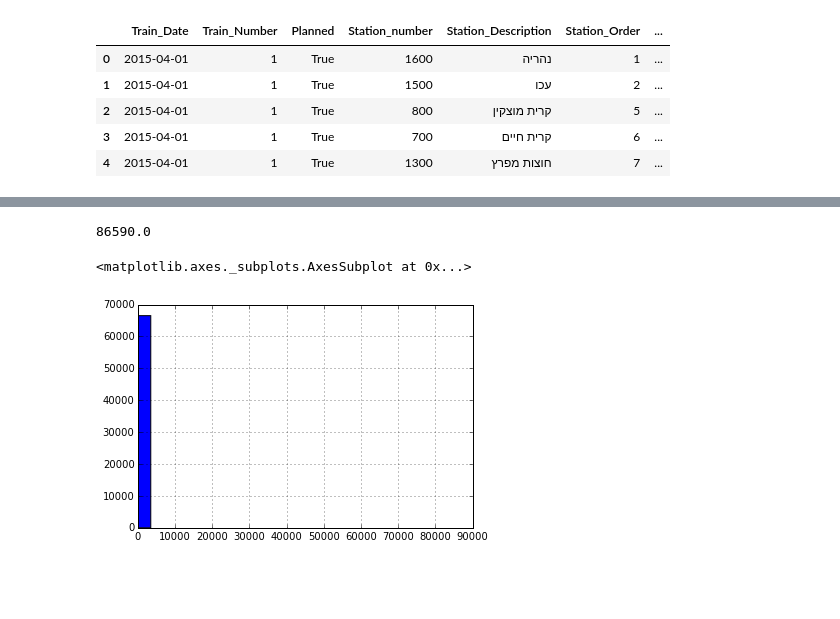
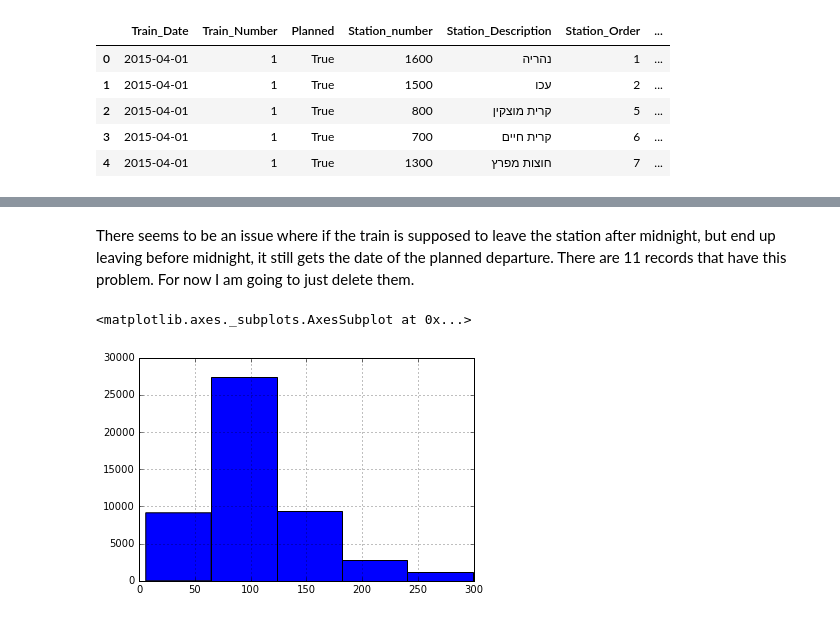
Before and after one commit to daphshez/otrain, a Jupyter notebook: Open Train.ipynb, the cells around one changed output, grey strips where cells are left out. Drawn from its saved outputs; the diff is of its cells as text; code cells hidden in the pictures; blank space fills up the shorter version.

```diff
--- a/Open Train.ipynb
+++ b/Open Train.ipynb
@@ -100,0 +104,7 @@ dtype: int64
+# %%
+# for מוצא מסחרי and יעד מסחרי, set departure and arrival times to NaT (respectively)
+# This is important because there's a small number of rows with significinat delay in leaving the
+# commercial end point and\or in arriving to the commercial start point, which shouldn'tbe counted
+df.ix[df["Station_type"] == "יעד מסחרי", "Actual_Departure"] = pd.NaT
+df.ix[df["Station_type"] == "מוצא מסחרי", "Actual_Arrival"] = pd.NaT
+df[df["Station_type"] == "מוצא מסחרי"].head()
@@ -101,8 +118,15 @@ dtype: int64
 # %%
+# Calculate time and station and delays
 df["Time_At_Station"] = (df["Actual_Departure"] - df["Actual_Arrival"]) / np.timedelta64(1, 's')
-df["Planned_At_Station"] = (df["Planned_Depratur"] - df["Planned_Arrival"]) / np.timedelta64(1, 's')
+df["Planned_At_Station"] = (df["Planned_Deprature"] - df["Planned_Arrival"]) / np.timedelta64(1, 's')
 df["Arrival_offset"] = (df["Actual_Arrival"] - df["Planned_Arrival"]) / np.timedelta64(1, 's')
-df["Departure_offset"] = (df["Actual_Departure"] - df["Planned_Depratur"]) / np.timedelta64(1, 's')
+df["Departure_offset"] = (df["Actual_Departure"] - df["Planned_Deprature"]) / np.timedelta64(1, 's')
+
+df['Time_At_Station'].fillna(0, inplace=True)
+df['Planned_At_Station'].fillna(0, inplace=True)
+df['Arrival_offset'].fillna(0, inplace=True)
+df["Departure_offset"] = (df["Actual_Departure"] - df["Planned_Deprature"]) / np.timedelta64(1, 's')
+
 df.head()
 # %% [output]
 |  | Train_Date | Train_Number | Planned | Station_number | Station_Description | Station_Order | ... |
@@ -135,0 +166,13 @@ dtype: int64
+# %%
+# sanity check - when the train wasn't planned to stop, was there a planned stop time?
+# when the train didn't actually stop, was there an actual stop time?
+df[(df['Planned_Stop'] == 0) & (df['Planned_At_Station'] > 0)].head()
+# There's a single case on train #8135
+df[df['Train_Number']==8135]
+
+# are there trains that didn't stop but have time at station?
+df[(df.Actual_Stop==0) & (df.Time_At_Station != 0)].count()
+# no - this never happaned
+
+# in total these are not really a problem. so let's remove all the stop 0
+df = df[df.Time_At_Station > 0]
@@ -136,7 +199,9 @@ dtype: int64
+# %% [markdown]
+There seems to be an issue where if the train is supposed to leave the station after midnight, but end up leaving before midnight, it still gets the date of the planned departure. There are 11 records that have this problem. For now I am going to just delete them.
+# %%
+df = df[df.Time_At_Station < 86000]
 # %%
-print (df["Time_At_Station"].max())
-df["Time_At_Station"].hist(bins=25)
+df[df.Time_At_Station<300]["Time_At_Station"].hist(bins=5)
 # %% [output]
-86590.0
+<matplotlib.axes._subplots.AxesSubplot at 0x...>
-<matplotlib.axes._subplots.AxesSubplot at 0x...>
-[figure, old version]
+[figure, new version]
```
Also changed, not shown: parts of 12 cells of this notebook.
